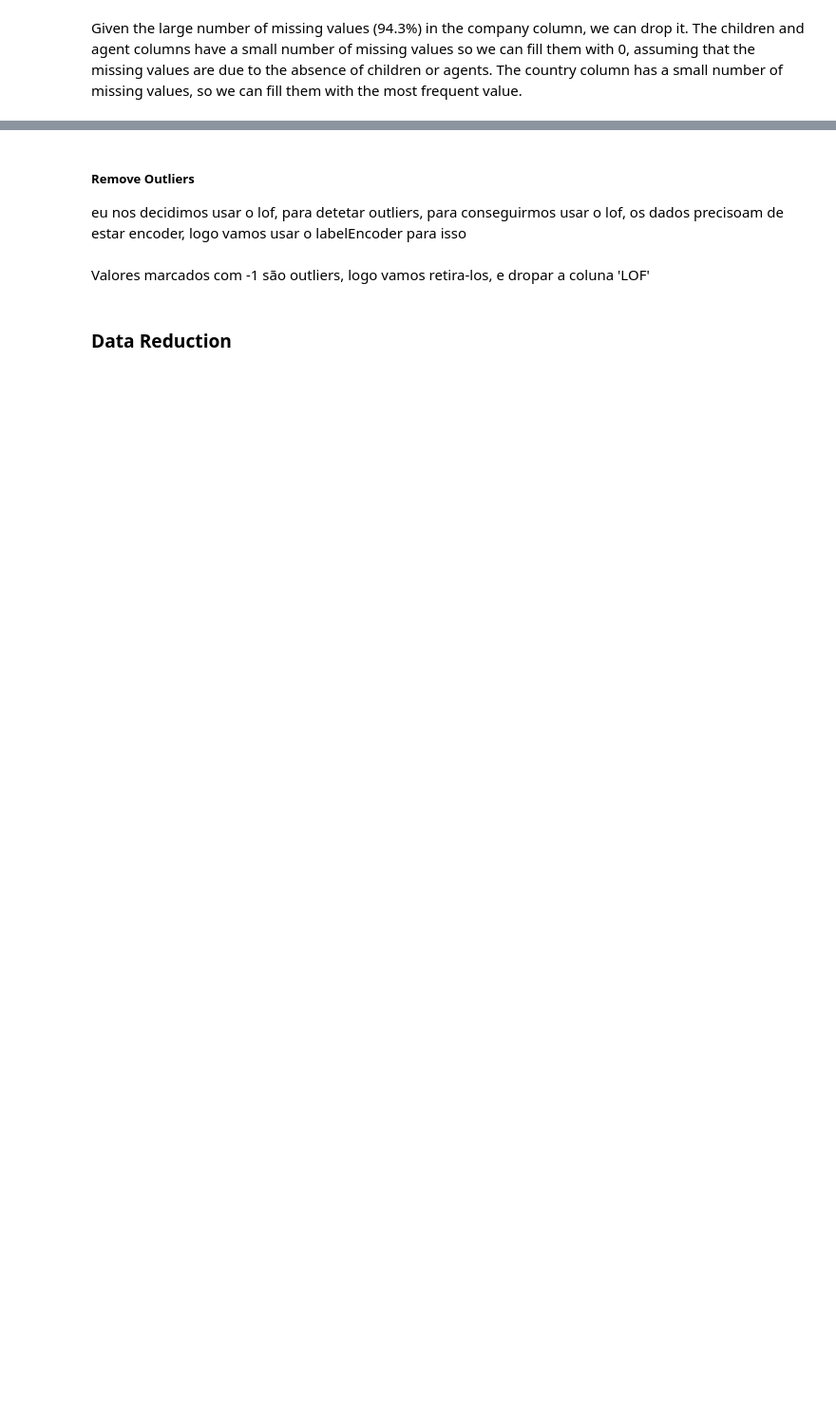
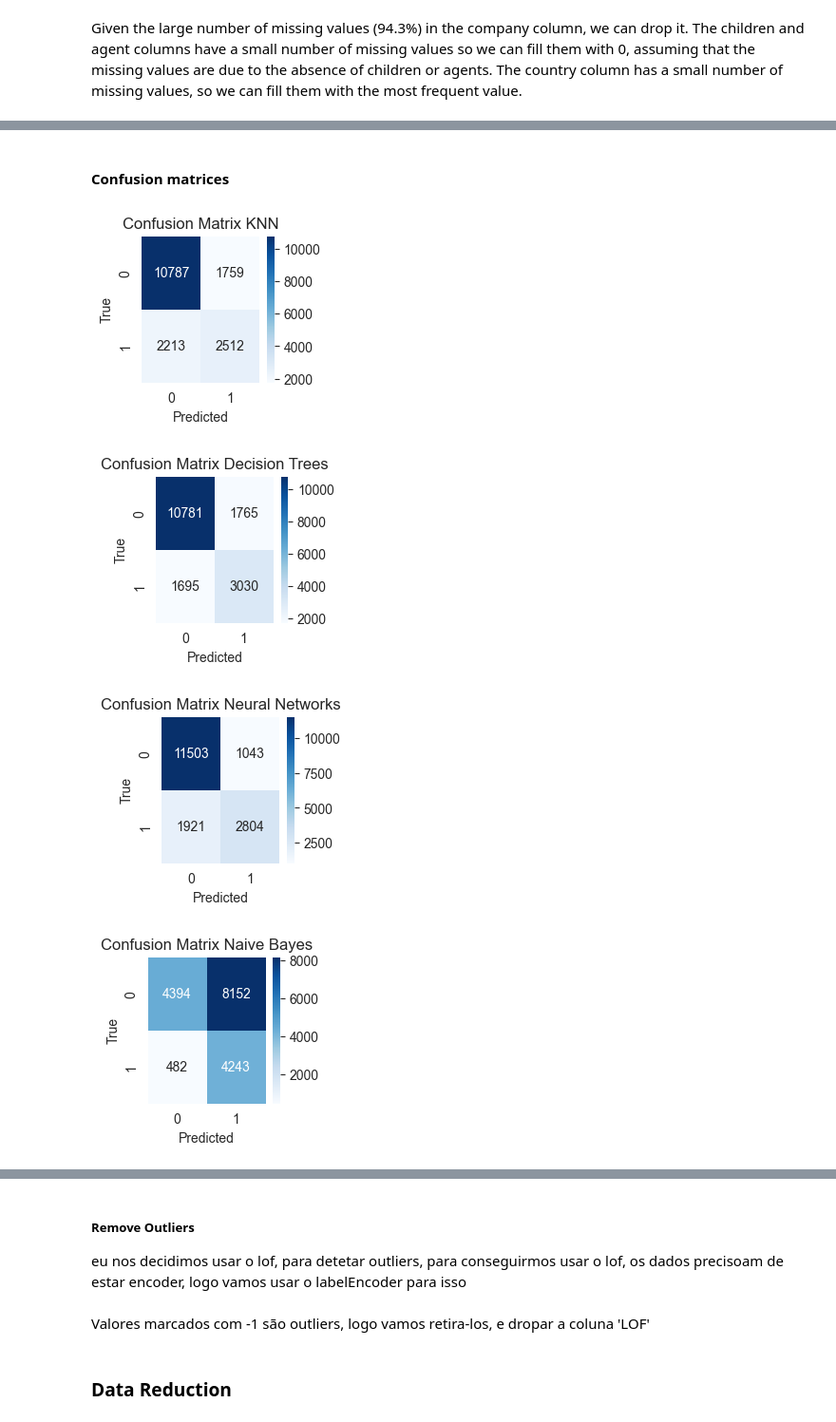
Before and after one commit to beatrizmsa/booking-cancellation-predictor, a Jupyter notebook: notebook.ipynb, the cells around one changed output, grey strips where cells are left out. Shown at 95% size. Saved outputs shown, nothing was run; the diff lists cells and outputs as text; code cells hidden in the pictures; blank space fills up the shorter version.

```diff
--- a/notebook.ipynb
+++ b/notebook.ipynb
@@ -236,0 +330,9 @@ data = data.drop_duplicates()
+# %%
+# Using StandardScaler to obtain a normal distribution in the data
+
+scaler = StandardScaler()
+X_train_encoded_scaled = scaler.fit_transform(X_train_encoded)
+X_test_encoded_scaled = scaler.transform(X_test_encoded)
+
+X_train_dummies_scaled = scaler.fit_transform(X_train_dummies)
+X_test_dummies_scaled = scaler.transform(X_test_dummies)
@@ -236,0 +383,13 @@ data = data.drop_duplicates()
+# %%
+# Predicting the target variable
+
+y_pred_KNN = KNN.predict(X_test_encoded_scaled)
+y_pred_KNN_dummies = KNN_dummies.predict(X_test_dummies_scaled)
+y_pred_DT = DT.predict(X_test_encoded)
+y_pred_DT_dummies = DT_dummies.predict(X_test_dummies)
+y_pred_NN = NN.predict(X_test_encoded_scaled)
+y_pred_NN_dummies = NN_dummies.predict(X_test_dummies_scaled)
+y_pred_NB = NB.predict(X_test_encoded)
+y_pred_NB_dummies = NB_dummies.predict(X_test_dummies)
+y_pred_SVM = SVM.predict(X_test_encoded_scaled)
+y_pred_SVM_dummies = SVM_dummies.predict(X_test_dummies_scaled)
@@ -236,0 +503,27 @@ data = data.drop_duplicates()
+# %% [markdown]
+#### Confusion matrices
+# %%
+def plot_confusion_matrix(y_true, y_pred, suffix=''):
+    title='Confusion Matrix '
+    cm = confusion_matrix(y_true, y_pred)
+
+    plt.figure(figsize=(2, 2))
+    sns.heatmap(cm, annot=True, fmt='d', cmap='Blues')
+
+    plt.title(title+suffix)
+    plt.xlabel('Predicted')
+    plt.ylabel('True')
+    plt.show()
+# %%
+# Plot the Confusion Matrices of the models
+
+plot_confusion_matrix(y_test_encoded, y_pred_KNN_dummies,suffix='KNN')
+plot_confusion_matrix(y_test_encoded, y_pred_DT, suffix='Decision Trees')
+plot_confusion_matrix(y_test_encoded, y_pred_NN, suffix='Neural Networks')
+plot_confusion_matrix(y_test_encoded, y_pred_NB_dummies, suffix='Naive Bayes')
+plot_confusion_matrix(y_test_encoded, y_pred_SVM, suffix='SVM')
+# %% [output]
+[figure, added]
+[figure, added]
+[figure, added]
+[figure, added]
```
Also changed, not shown: parts of 87 cells of this notebook.
